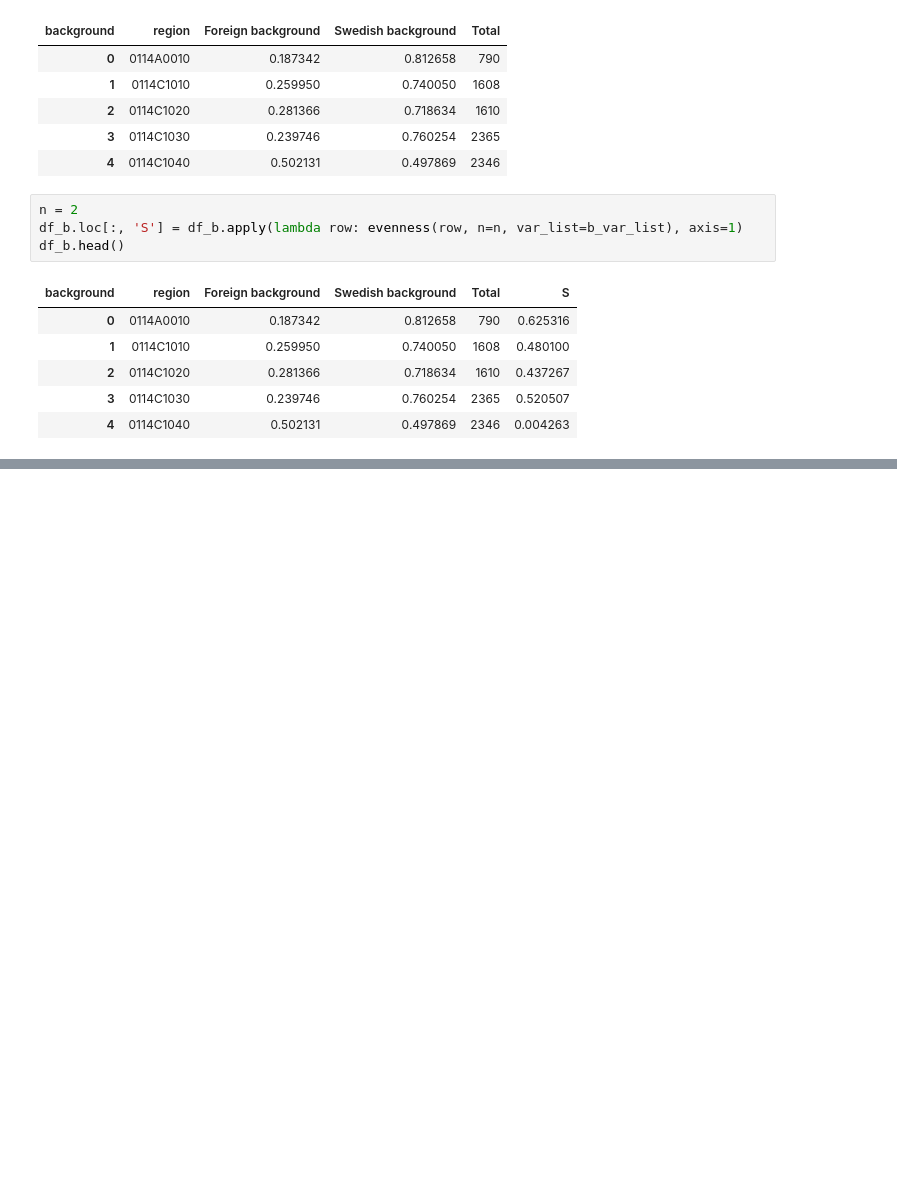
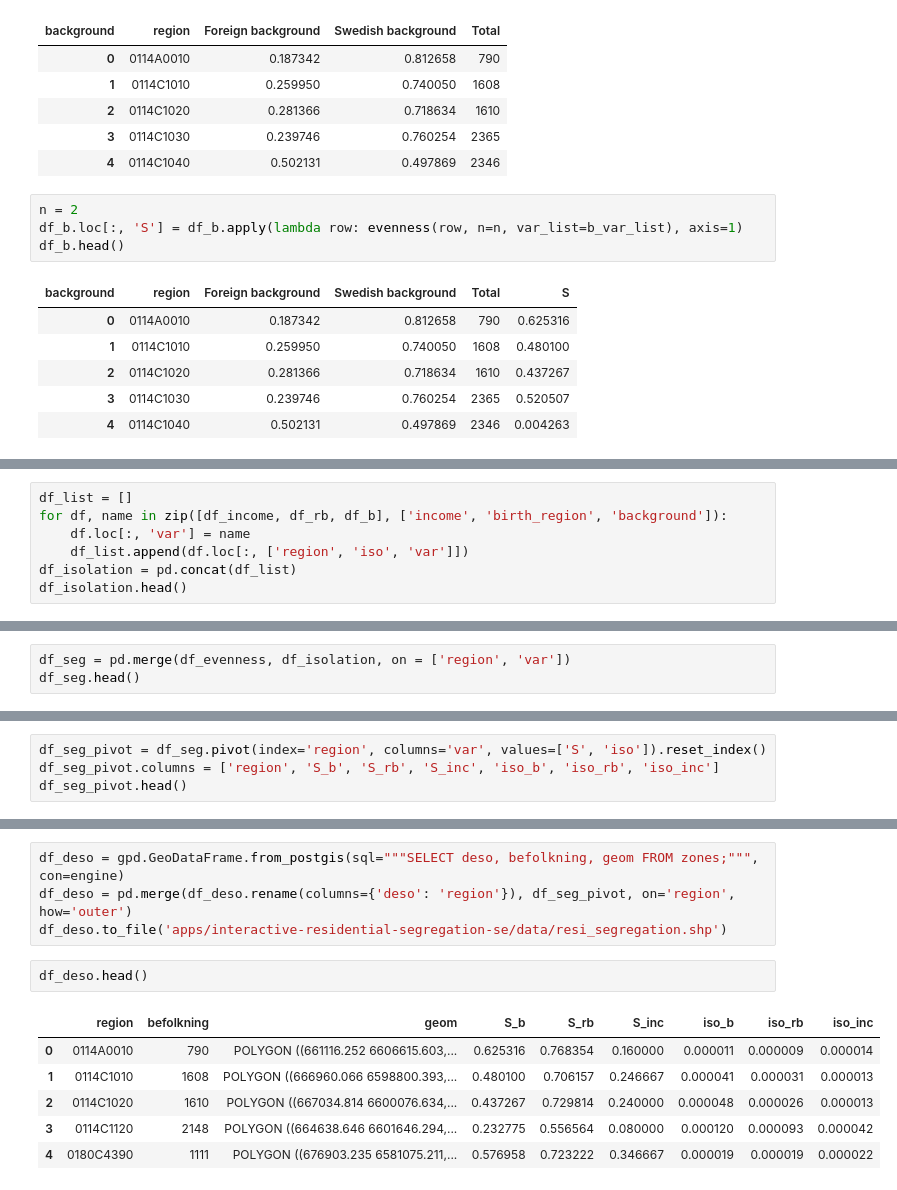
Before and after one commit to MobiSegInsights/mobi-social-segregation-se, a Jupyter notebook: src/4-residential-segregation.ipynb, the cells around one changed output, grey strips where cells are left out. Cells and saved outputs as stored; diff of their text form; blank space fills up the shorter version.

Commit message:
Visualize residential segregation

```diff
--- a/src/4-residential-segregation.ipynb
+++ b/src/4-residential-segregation.ipynb
@@ -191,0 +251,7 @@ df_b.head()
+# %%
+df_list = []
+for df, name in zip([df_income, df_rb, df_b], ['income', 'birth_region', 'background']):
+    df.loc[:, 'var'] = name
+    df_list.append(df.loc[:, ['region', 'iso', 'var']])
+df_isolation = pd.concat(df_list)
+df_isolation.head()
@@ -191,0 +267,3 @@ df_b.head()
+# %%
+df_seg = pd.merge(df_evenness, df_isolation, on = ['region', 'var'])
+df_seg.head()
@@ -191,0 +282,4 @@ df_b.head()
+# %%
+df_seg_pivot = df_seg.pivot(index='region', columns='var', values=['S', 'iso']).reset_index()
+df_seg_pivot.columns = ['region', 'S_b', 'S_rb', 'S_inc', 'iso_b', 'iso_rb', 'iso_inc']
+df_seg_pivot.head()
@@ -191,0 +293,13 @@ df_b.head()
+# %%
+df_deso = gpd.GeoDataFrame.from_postgis(sql="""SELECT deso, befolkning, geom FROM zones;""", con=engine)
+df_deso = pd.merge(df_deso.rename(columns={'deso': 'region'}), df_seg_pivot, on='region', how='outer')
+df_deso.to_file('apps/interactive-residential-segregation-se/data/resi_segregation.shp')
+# %%
+df_deso.head()
+# %% [output]
+|  | region | befolkning | geom | S_b | S_rb | S_inc | iso_b | iso_rb | iso_inc |
+| 0 | 0114A0010 | 790 | POLYGON ((661116.252 6606615.603,... | 0.625316 | 0.768354 | 0.160000 | 0.000011 | 0.000009 | 0.000014 |
+| 1 | 0114C1010 | 1608 | POLYGON ((666960.066 6598800.393,... | 0.480100 | 0.706157 | 0.246667 | 0.000041 | 0.000031 | 0.000013 |
+| 2 | 0114C1020 | 1610 | POLYGON ((667034.814 6600076.634,... | 0.437267 | 0.729814 | 0.240000 | 0.000048 | 0.000026 | 0.000013 |
+| 3 | 0114C1120 | 2148 | POLYGON ((664638.646 6601646.294,... | 0.232775 | 0.556564 | 0.080000 | 0.000120 | 0.000093 | 0.000042 |
+| 4 | 0180C4390 | 1111 | POLYGON ((676903.235 6581075.211,... | 0.576958 | 0.723222 | 0.346667 | 0.000019 | 0.000019 | 0.000022 |
```
Also changed, not shown: parts of 15 cells of this notebook, 11 other files.
